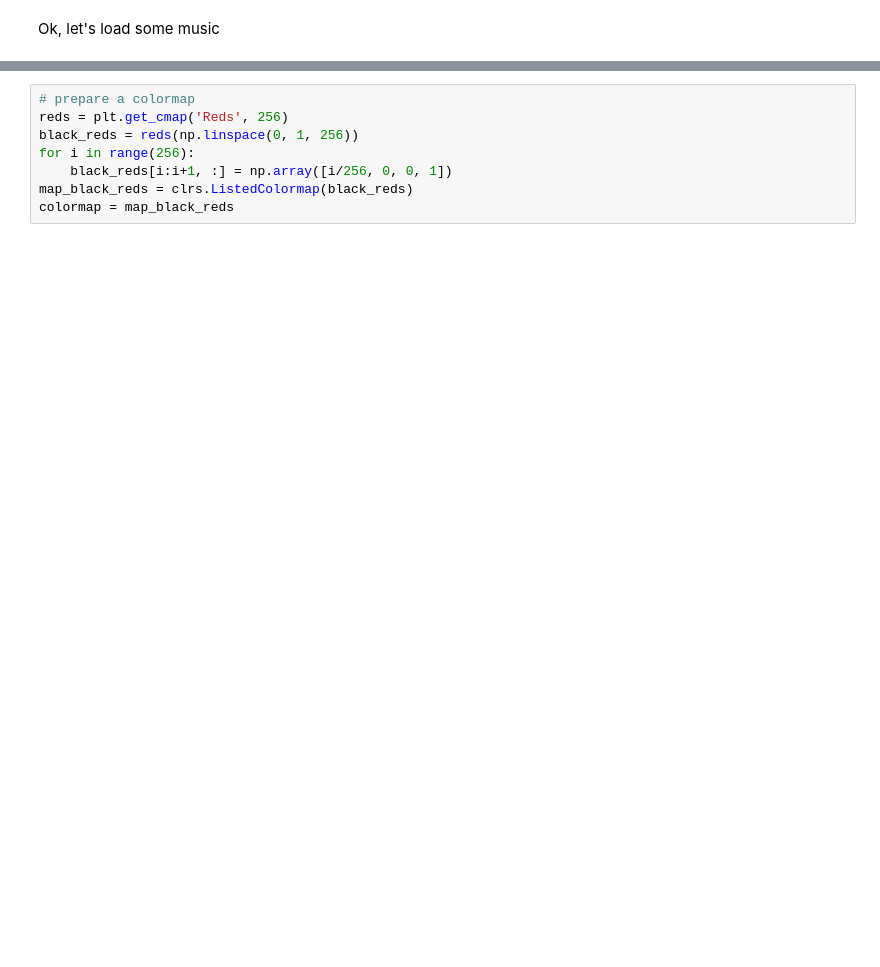
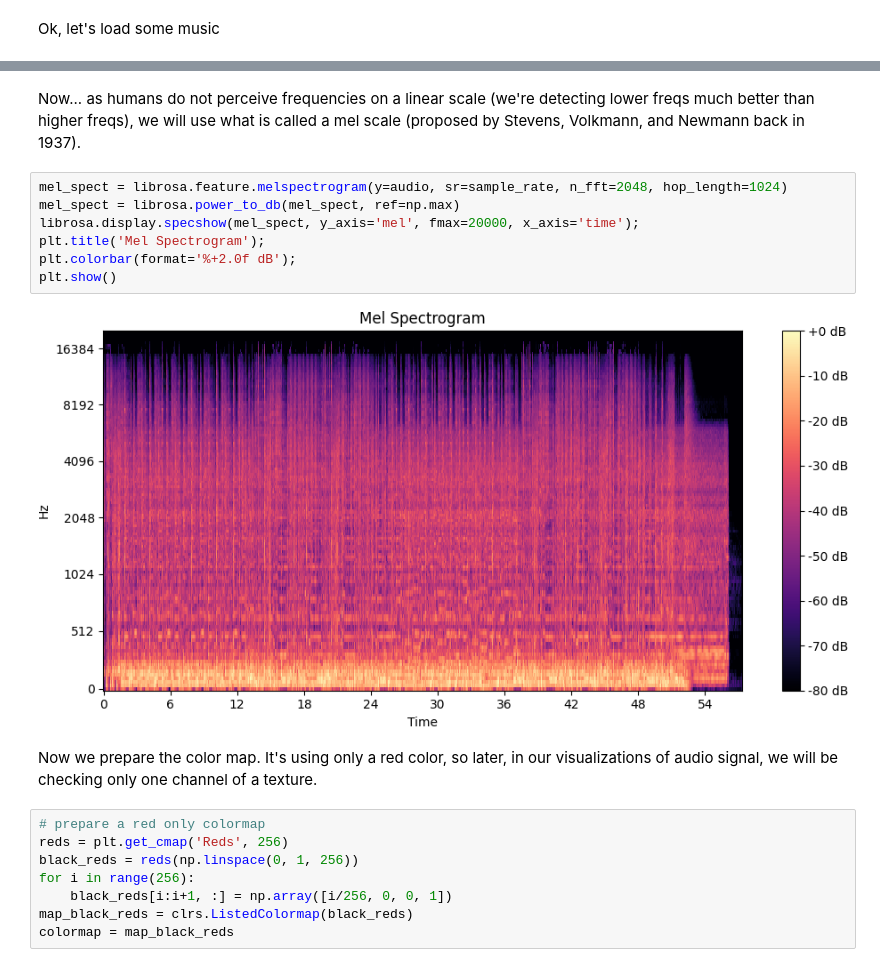
Before and after one commit to utak3r/PyShaderPlayground, a Jupyter notebook: experiments/sound_analysis.ipynb, the cells around one changed output, grey strips where cells are left out. Cells and saved outputs as stored; diff of their text form; blank space fills up the shorter version.

```diff
--- a/experiments/sound_analysis.ipynb
+++ b/experiments/sound_analysis.ipynb
@@ -70,5 +73,21 @@ Number of audio samples to analyze: 1470
+# %% [markdown]
+Now...
+as humans do not perceive frequencies on a linear scale (we're detecting lower freqs much better than higher freqs),
+we will use what is called a mel scale (proposed by Stevens, Volkmann, and Newmann back in 1937).
+# %%
+mel_spect = librosa.feature.melspectrogram(y=audio, sr=sample_rate, n_fft=2048, hop_length=1024)
+mel_spect = librosa.power_to_db(mel_spect, ref=np.max)
+librosa.display.specshow(mel_spect, y_axis='mel', fmax=20000, x_axis='time');
+plt.title('Mel Spectrogram');
+plt.colorbar(format='%+2.0f dB');
+plt.show()
+# %% [output]
+[figure, added]
+# %% [markdown]
+Now we prepare the color map. It's using only a red color, so later,
+in our visualizations of audio signal, we will be checking only one channel of a texture.
 # %%
-# prepare a colormap
+# prepare a red only colormap
 reds = plt.get_cmap('Reds', 256)
 black_reds = reds(np.linspace(0, 1, 256))
 for i in range(256):
```
Also changed, not shown: parts of 20 cells of this notebook, 1 other file.
